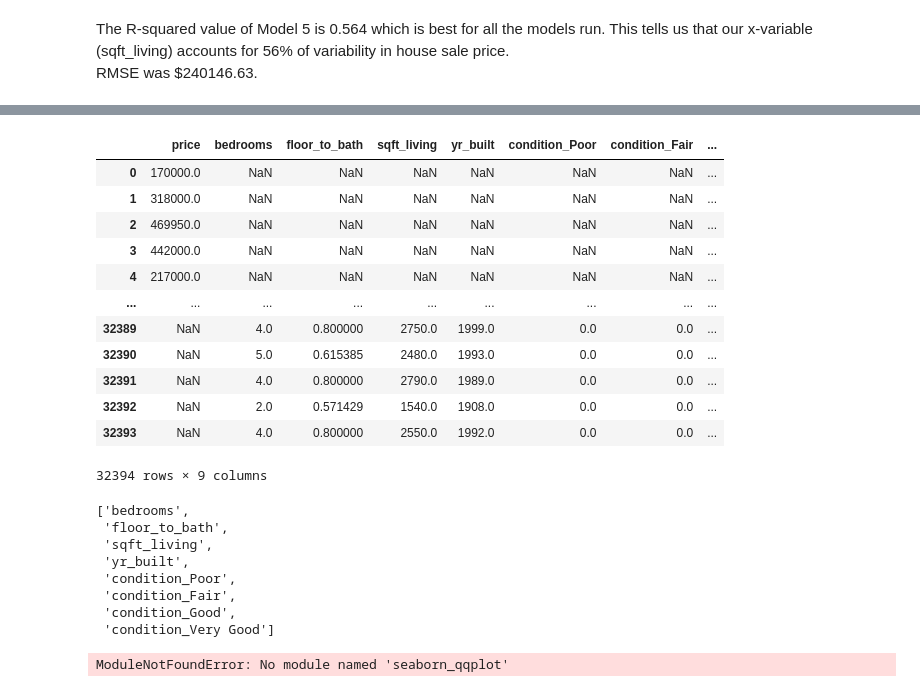
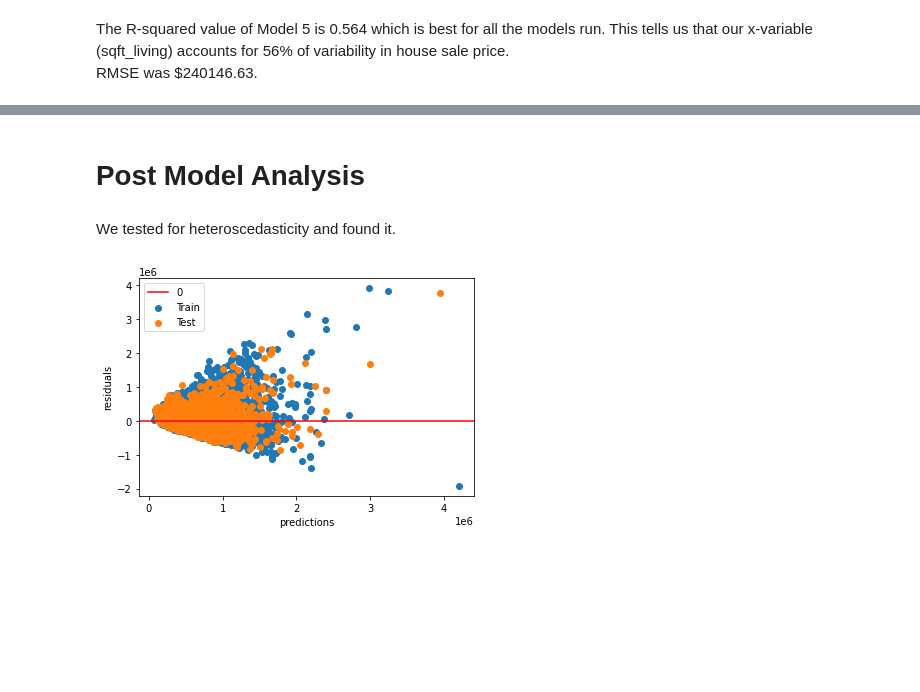
Before and after one commit to sgchatrathi/Real-Estate-Project-analysis, a Jupyter notebook: Main Notebook.ipynb, the cells around one changed output, grey strips where cells are left out. Cells and saved outputs as stored; diff of their text form; code cells hidden in the pictures; blank space fills up the shorter version.

Commit message:
Post tests added

```diff
--- a/Main Notebook.ipynb
+++ b/Main Notebook.ipynb
@@ -600,38 +592,15 @@ sns.pairplot(X_test);
-# %%
-final_df = pd.DataFrame(y_train).append(X_train, ignore_index=True)
-final_df
-# %% [output]
-|  | price | bedrooms | floor_to_bath | sqft_living | yr_built | condition_Poor | condition_Fair | ... |
-| 0 | 170000.0 | NaN | NaN | NaN | NaN | NaN | NaN | ... |
-| 1 | 318000.0 | NaN | NaN | NaN | NaN | NaN | NaN | ... |
-| 2 | 469950.0 | NaN | NaN | NaN | NaN | NaN | NaN | ... |
-| 3 | 442000.0 | NaN | NaN | NaN | NaN | NaN | NaN | ... |
-| 4 | 217000.0 | NaN | NaN | NaN | NaN | NaN | NaN | ... |
-| ... | ... | ... | ... | ... | ... | ... | ... | ... |
-| 32389 | NaN | 4.0 | 0.800000 | 2750.0 | 1999.0 | 0.0 | 0.0 | ... |
-| 32390 | NaN | 5.0 | 0.615385 | 2480.0 | 1993.0 | 0.0 | 0.0 | ... |
-| 32391 | NaN | 4.0 | 0.800000 | 2790.0 | 1989.0 | 0.0 | 0.0 | ... |
-| 32392 | NaN | 2.0 | 0.571429 | 1540.0 | 1908.0 | 0.0 | 0.0 | ... |
-| 32393 | NaN | 4.0 | 0.800000 | 2550.0 | 1992.0 | 0.0 | 0.0 | ... |
-32394 rows × 9 columns
-# %%
-column_list = final_df.drop(['price'], axis=1).columns.values.tolist()
-column_list
-# %% [output]
-['bedrooms',
- 'floor_to_bath',
- 'sqft_living',
- 'yr_built',
- 'condition_Poor',
- 'condition_Fair',
- 'condition_Good',
- 'condition_Very Good']
-# %%
-from seaborn_qqplot import pplot
-
-pplot(final_df, x=column_list, y="price",
-      kind='qq',
-      height=4, aspect=2,
-      display_kws={"identity":False, "fit":True})
-# %% [output]
-ModuleNotFoundError: No module named 'seaborn_qqplot'
+# %% [markdown]
+# Post Model Analysis
+# %% [markdown]
+We tested for heteroscedasticity and found it.
+# %%
+plt.scatter(y_hat_train, y_train - y_hat_train, label='Train')
+plt.scatter(y_hat_test, y_test - y_hat_test, label='Test')
+
+plt.axhline(y=0, color = 'red', label = '0')
+plt.xlabel('predictions')
+plt.ylabel('residuals')
+plt.legend()
+plt.show()
+# %% [output]
+[figure, added]
```
Also changed, not shown: parts of 10 cells of this notebook.
